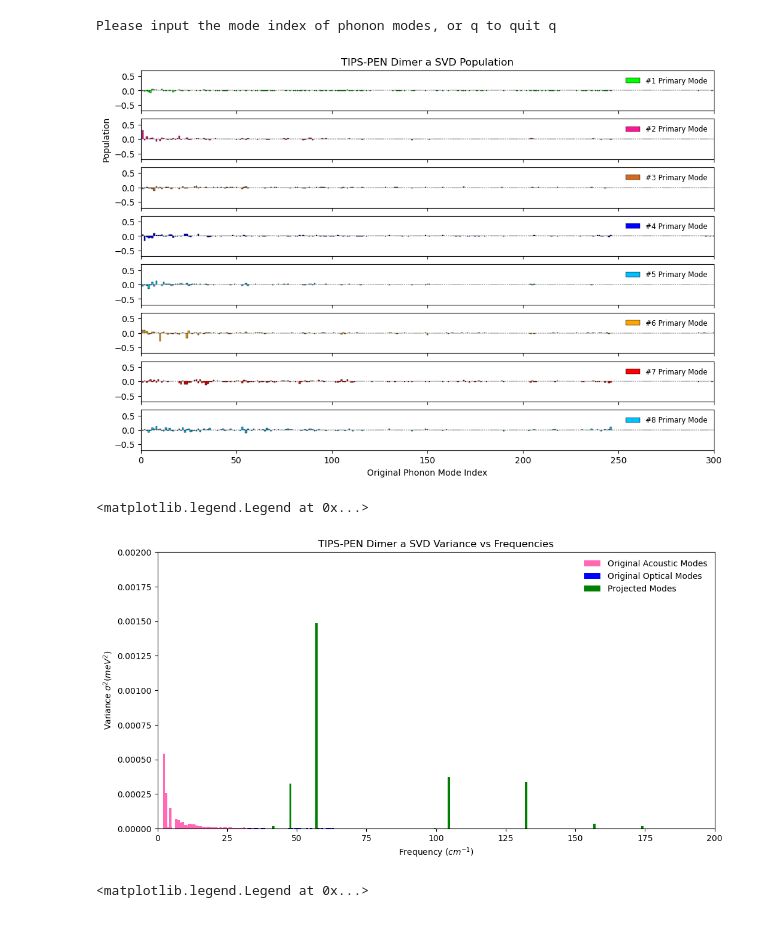
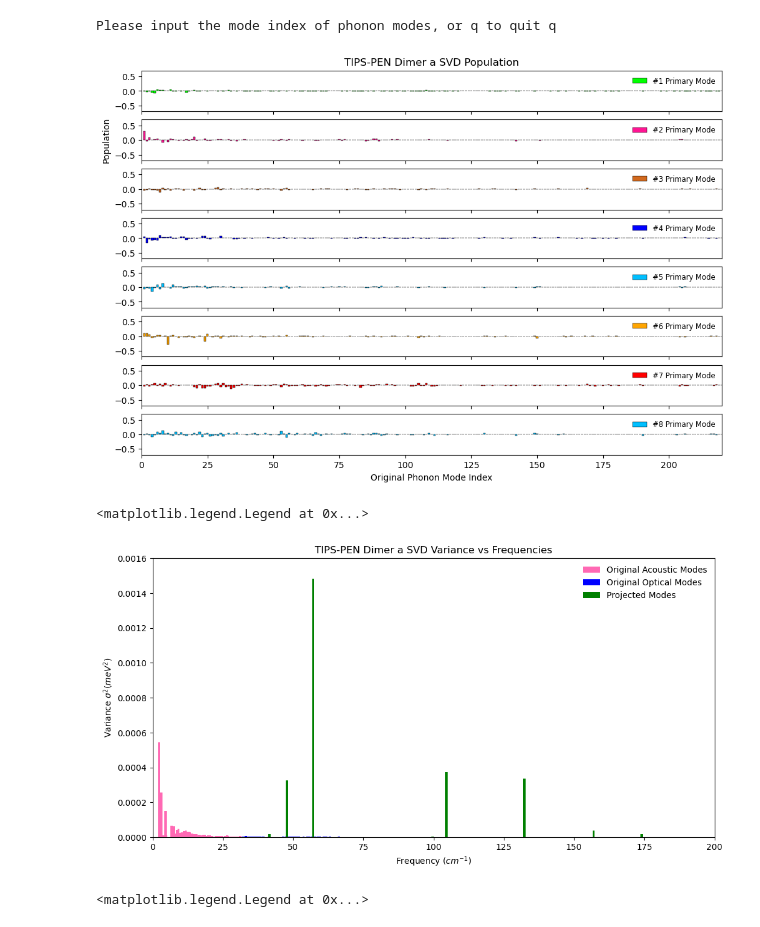
Before and after one commit to moule-group/ElPh, a Jupyter notebook: example/tips-pen/projection/2026_variance.ipynb, the cells around one changed output. Saved outputs shown, nothing was run; the diff lists cells and outputs as text; code cells hidden in the pictures.

```diff
--- a/example/tips-pen/projection/2026_variance.ipynb
+++ b/example/tips-pen/projection/2026_variance.ipynb
@@ -22,11 +22,12 @@ planck_ev = 4.136e-15 # planck constant in 4.1357e−15 eV⋅s;
 reduced_planck_J = 1.055e-34 # Reduced constant in J⋅s
 thz_to_wnumber = 33.356 # FREQUENCY: 1 THz = 33.356 cm^-1. In phononpy is THz.
 # %%
-def get_deri_Jmatrix(j_list, delta=0.01):
+def get_deri_Jmatrix(j_list, delta=0.01, tol=1e-12):
     """ Calculate derivative of transfer integral J and return as electron-phonon coupling matrix
     Args:
         j_list (list): list of transfer integrals for each dimer
         delta (float): size of displacement (Defaults to 0.01 Angstrom)
+        tol (float): If matrix is 0, replace with tol (small value)
     Returns:
         matrix: matrix containing gradient of J_ij
     """
@@ -45,6 +46,11 @@ def get_deri_Jmatrix(j_list, delta=0.01):
     j_p[:, 2] = j_list[5::6] # atom z +
 
     matrix = (np.abs(j_p) - np.abs(j_n)) / (2 * delta) # The sign in J depends on an arbitrary sign of the basis orbital.
+
+    # Replace zeros or near-zero values
+    mask = np.abs(matrix) < tol
+    matrix[mask] = tol
+
     return matrix
 # %%
 def ucell_info(crystal, monomer1, monomer2):
@@ -130,9 +136,12 @@ def mapping_atoms(dimer_label, translation_dimer, xyz):
           f'{mapping} ---')
     atoms_xyz = ase.io.read(xyz)
     n_atoms_xyz = len(atoms_xyz)
+    half_n_atoms_xyz = int(n_atoms_xyz / 2) # the number of atoms for the monomer (half dimer)
+    index_for_input = mapping[0:half_n_atoms_xyz]
+    index_for_input.sort() # That's the input index for user if translation_dimer
+    print(f"----- The INDEX you have to enter if translation dimer: {index_for_input} -----")
 
     if translation_dimer == 'y': # 2 scenario. If 2 mols in unitcell. Only 1 will be matched. Or 1 mol in unitcell and need to write explicilty
-        half_n_atoms_xyz = int(n_atoms_xyz / 2) # the number of atoms for the monomer (half dimer)
         inverse_mapping1 = list(np.argsort(mapping[0:half_n_atoms_xyz])) # Crystal to dimer (c1 -> d#, c2 -> d# ...)
         inverse_mapping2 = np.argsort(mapping[half_n_atoms_xyz:]) # Crystal to dimer (c1 -> d#, c2 -> d# ...)
         inverse_mapping2 = [mp + half_n_atoms_xyz for mp in inverse_mapping2] # Make the index match 2nd monomer by adding the number of atoms im 1 monomer
@@ -649,31 +658,31 @@ Please input the mode index of phonon modes, or q to quit q
 # %%
 color = ['lime', 'deeppink', 'chocolate', 'blue', 'deepskyblue', 'orange', 'red', 'deepskyblue', 'olive', 'gray', 'purple']
 fig, axes = plt.subplots(p, 1, figsize=(12,8), sharex=True)
 axes[-1].set_xlabel('Original Phonon Mode Index')
 axes[1].set_ylabel('Population')
 axes[0].set_title(f'{molecule} Dimer {dimer_label} SVD Population')
 
 x = np.arange(1, n_modes+1)
 nticks = 8
 tick_pos = np.linspace(1, n_modes, nticks, dtype=int)
 #ax_top.set_xticks(tick_pos)
 #ax_top.set_xticklabels([f"{freq_optical_plot[i-1]:.1f}" for i in tick_pos])
 #ax_top.set_xlabel("Frequency (cm$^{-1}$)")
 for i in range(p):
     axes[i].bar(x, population_p[i], color=color[i], edgecolor='black', linewidth=0.35, label=f'#{i+1} Primary Mode')
     axes[i].set_ylim(-0.7, 0.7)
-    axes[i].set_xlim(0, 300)
+    axes[i].set_xlim(0, 220)
 for ax in axes:
     ax.legend(frameon=False, fontsize='small')
 # %% [output]
-[figure, old version]
+[figure, new version]
 # %%
 fig, ax = plt.subplots(figsize=(12,6))
 ax.set_xlabel(r'Frequency $(cm^{-1})$')
 ax.set_ylabel(r'Variance $\sigma^2 (meV^2)$')
 ax.set_title(f'{molecule} Dimer {dimer_label} SVD Variance vs Frequencies')
 ax.set_xlim(0,200)
-ax.set_ylim(0, 0.002)
+ax.set_ylim(0, 0.0016)
 
 ax.bar(freqs_flatten[0:3*n_qpts]*thz_to_wnumber, var_plot_wn_list[:3*n_qpts], color='hotpink', label='Original Acoustic Modes')
 ax.bar(freqs_flatten[3*n_qpts:5200]*thz_to_wnumber, var_plot_wn_list[3*n_qpts:5200], color='blue', label='Original Optical Modes')
@@ -681,7 +690,7 @@ ax.bar(f_sys*thz_to_wnumber, var_svd_plot_list[:p], color='green', label='Projec
 plt.legend(frameon=False)
 # %% [output]
 <matplotlib.legend.Legend at 0x...>
-[figure, old version]
+[figure, new version]
 # %%
 fig, ax = plt.subplots(figsize=(12,6))
 ax.set_xlabel('Projected/Original Phonon Mode Index')
```
Also changed, not shown: parts of 1 cell of this notebook, 7 other files.
